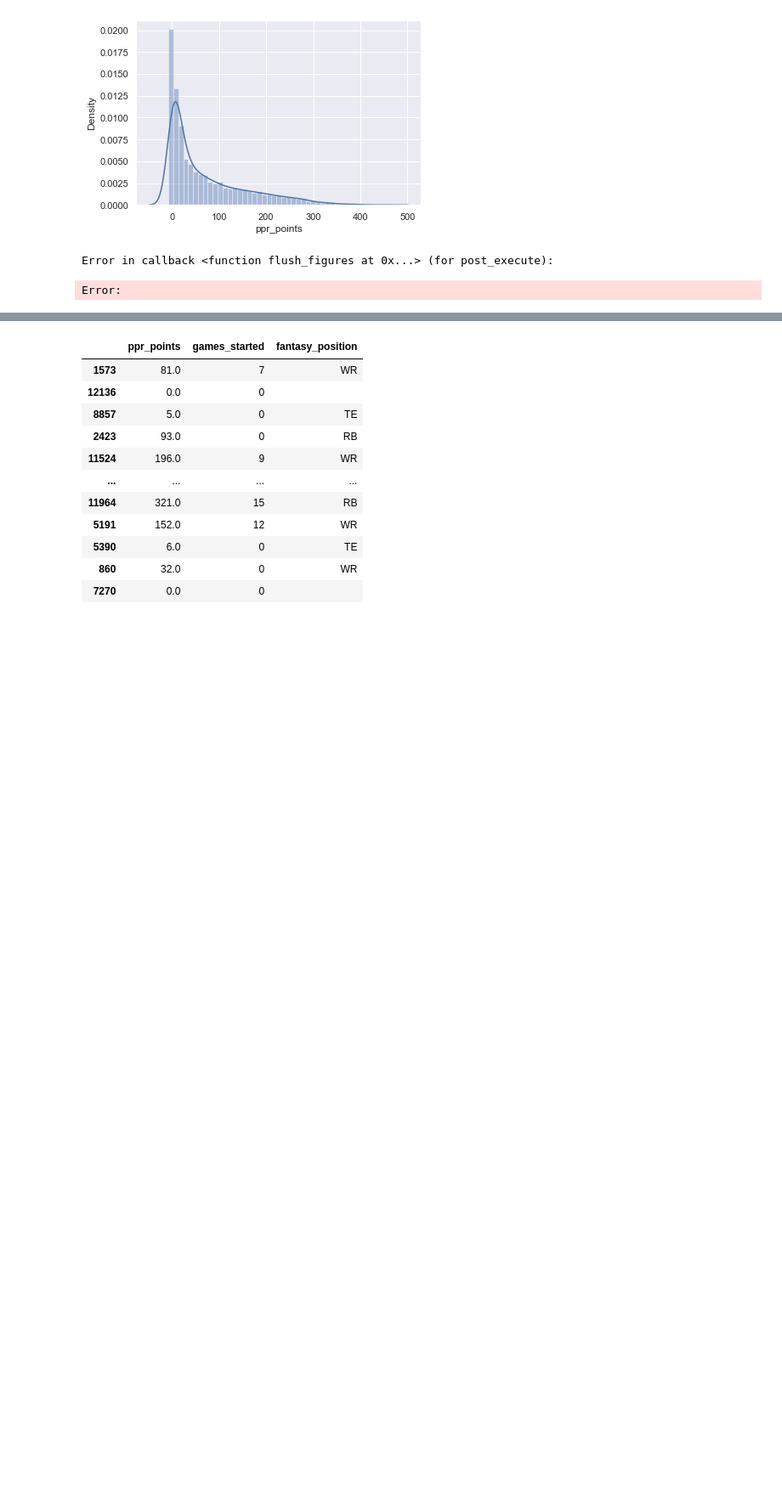
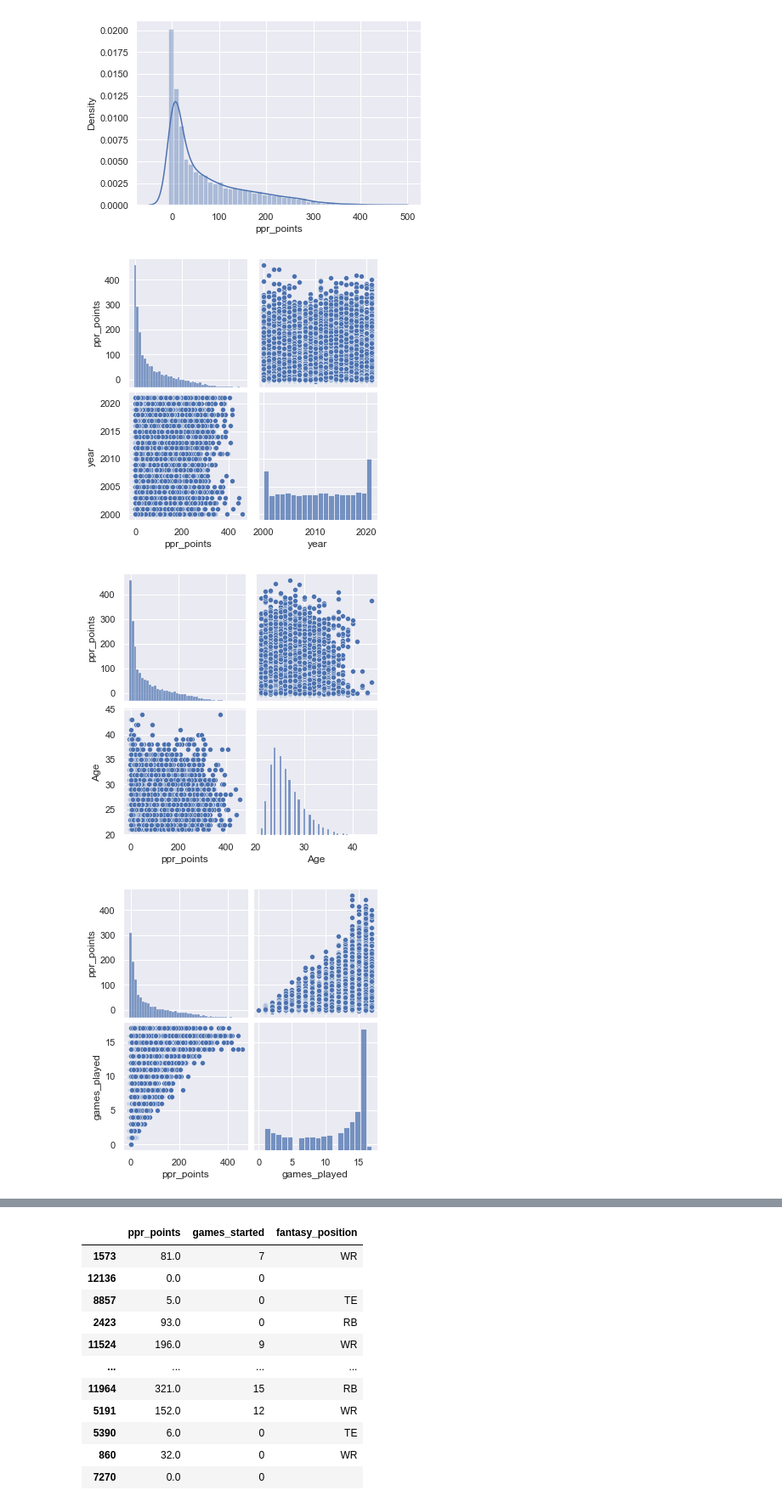
Before and after one commit to Bernardsj/NFL_Bets, a Jupyter notebook: Scripts/EDA fantasy pred.ipynb, the cells around one changed output, grey strips where cells are left out. Shown: that part at 85% size. Cells and saved outputs as stored; diff of their text form; code cells hidden in the pictures; blank space fills up the shorter version.

```diff
--- a/Scripts/EDA fantasy pred.ipynb
+++ b/Scripts/EDA fantasy pred.ipynb
@@ -69,11 +70,19 @@ Kurtosis: 1.203163
 [figure]
 # %%
 # View relationship between features and y
-df_train = pd.concat([X_train, y_train], axis = 1)
+df_train = X_train[X_train.columns.drop(list(X_train.filter(regex='points')))]
 
-# Num cols
+# num cols
+num_feats = df_train.select_dtypes(include=[np.number])
+num_feats_eda = pd.concat([y_train, num_feats], axis = 1)
+
+# dummy cols
+dummy_feats = df_train.select_dtypes(include=['object'])
+dummy_feats_eda = pd.concat([y_train, dummy_feats], axis = 1)
-# %%
-sns.pairplot(df_train, hue = str(df_train.fantasy_position))
-# %% [output]
-Error in callback <function flush_figures at 0x...> (for post_execute):
-Error:
+# %%
+for feat in num_feats_eda.iloc[:, 1:(len(num_feats_eda.columns)+1)]:
+    sns.pairplot(num_feats_eda[['ppr_points', str(feat)]], corner = True)
+# %% [output]
+[figure, added]
+[figure, added]
+[figure, added]
```
Also changed, not shown: parts of 5 cells of this notebook.
